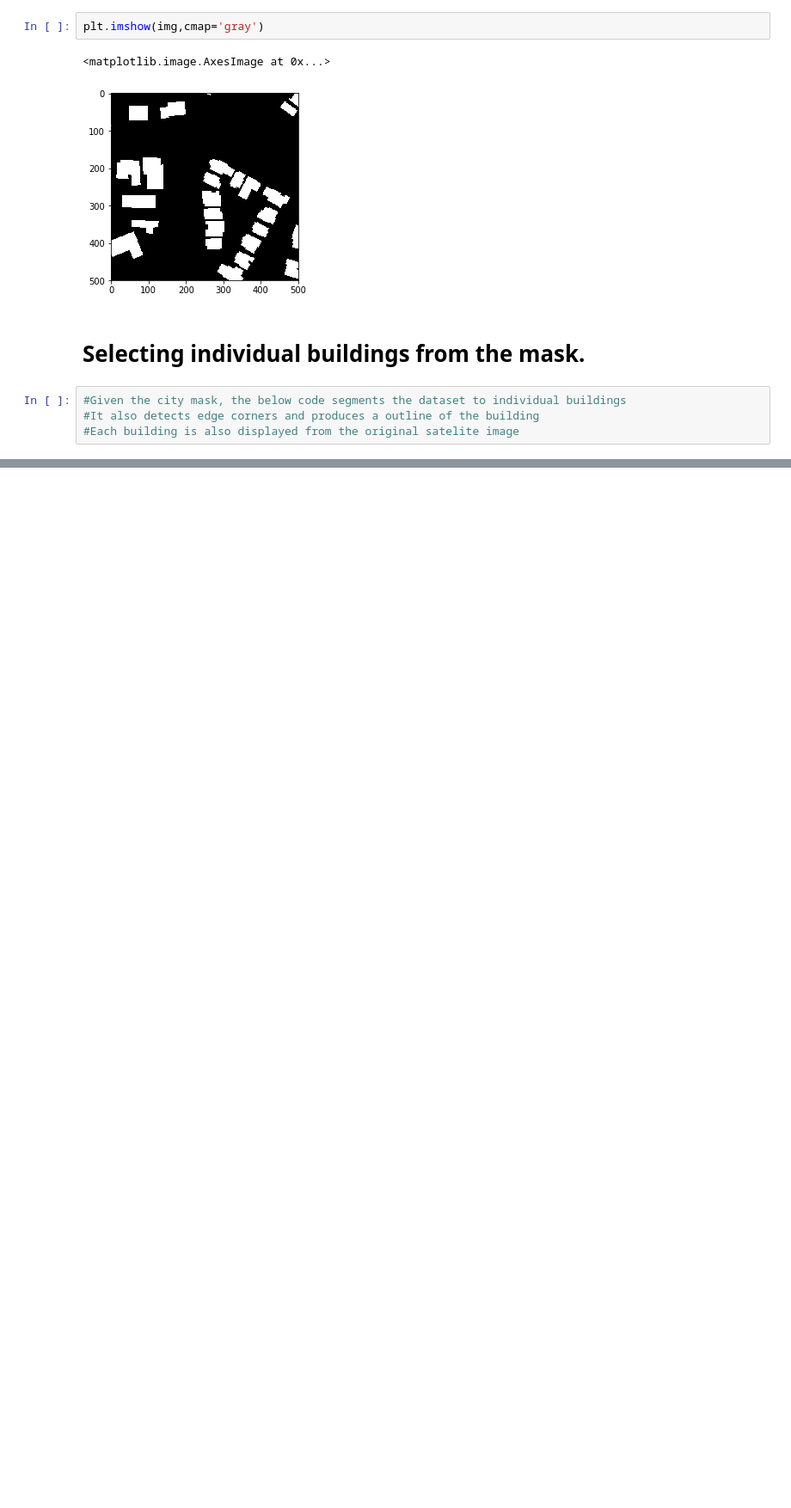
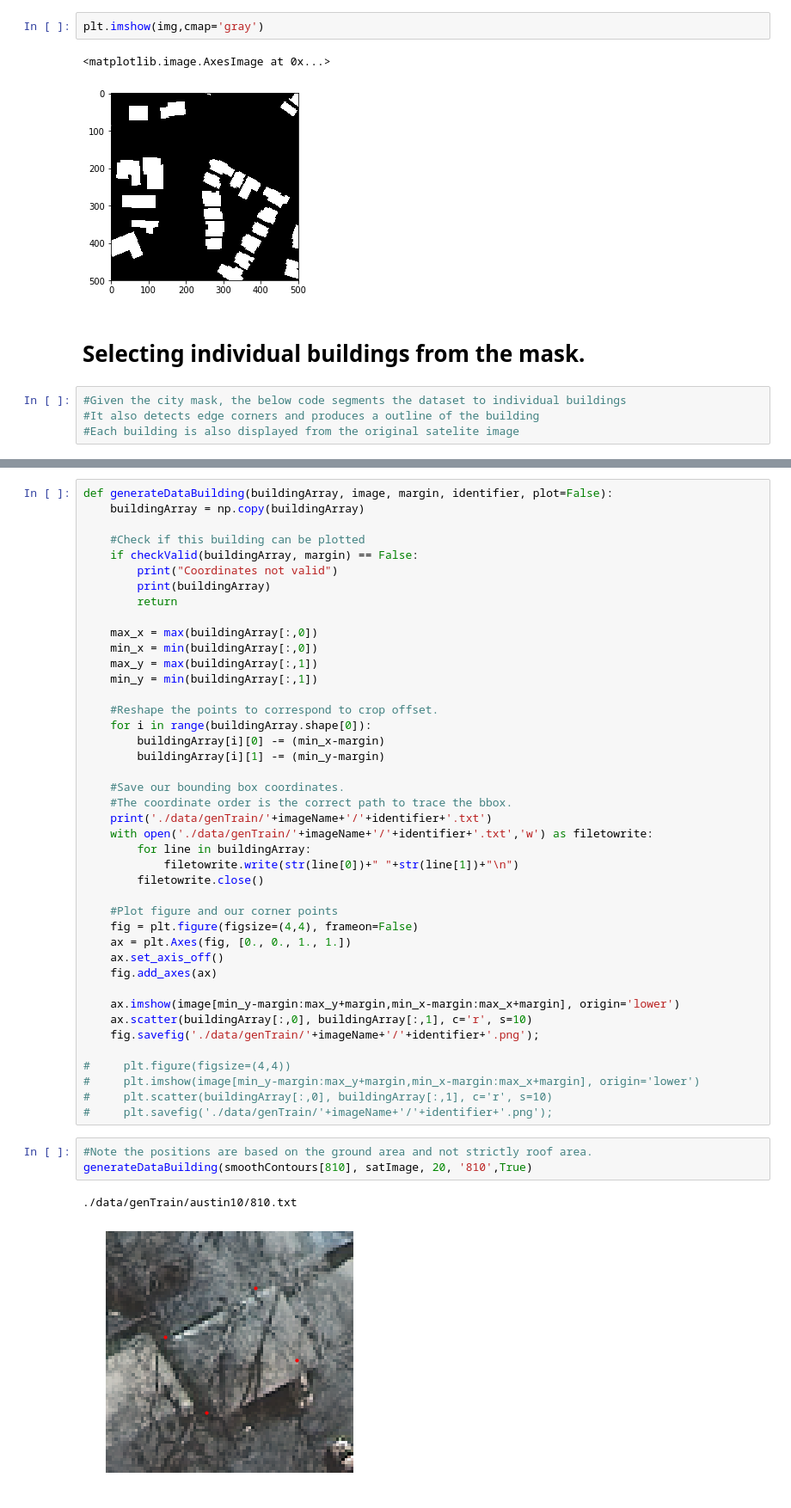
Before and after one commit to finnthedawg/DeepRoofs, a Jupyter notebook: corner_processing.ipynb, the cells around one changed output, grey strips where cells are left out. Shown: that part at 86% size. Cells and saved outputs as stored; diff of their text form; blank space fills up the shorter version.

```diff
--- a/corner_processing.ipynb
+++ b/corner_processing.ipynb
@@ -191,0 +233,48 @@ image = cv2.imread('./data/AerialImageDataset/train/gt/austin10.tif')
+# %%
+def generateDataBuilding(buildingArray, image, margin, identifier, plot=False):
+    buildingArray = np.copy(buildingArray)
+
+    #Check if this building can be plotted
+    if checkValid(buildingArray, margin) == False:
+        print("Coordinates not valid")
+        print(buildingArray)
+        return
+
+    max_x = max(buildingArray[:,0])
+    min_x = min(buildingArray[:,0])
+    max_y = max(buildingArray[:,1])
+    min_y = min(buildingArray[:,1])
+
+    #Reshape the points to correspond to crop offset.
+    for i in range(buildingArray.shape[0]):
+        buildingArray[i][0] -= (min_x-margin)
+        buildingArray[i][1] -= (min_y-margin)
+
+    #Save our bounding box coordinates.
+    #The coordinate order is the correct path to trace the bbox.
+    print('./data/genTrain/'+imageName+'/'+identifier+'.txt')
+    with open('./data/genTrain/'+imageName+'/'+identifier+'.txt','w') as filetowrite:
+        for line in buildingArray:
+            filetowrite.write(str(line[0])+" "+str(line[1])+"\n")
+        filetowrite.close()
+
+    #Plot figure and our corner points
+    fig = plt.figure(figsize=(4,4), frameon=False)
+    ax = plt.Axes(fig, [0., 0., 1., 1.])
+    ax.set_axis_off()
+    fig.add_axes(ax)
+
+    ax.imshow(image[min_y-margin:max_y+margin,min_x-margin:max_x+margin], origin='lower')
+    ax.scatter(buildingArray[:,0], buildingArray[:,1], c='r', s=10)
+    fig.savefig('./data/genTrain/'+imageName+'/'+identifier+'.png');
+
+#     plt.figure(figsize=(4,4))
+#     plt.imshow(image[min_y-margin:max_y+margin,min_x-margin:max_x+margin], origin='lower')
+#     plt.scatter(buildingArray[:,0], buildingArray[:,1], c='r', s=10)
+#     plt.savefig('./data/genTrain/'+imageName+'/'+identifier+'.png');
+# %%
+#Note the positions are based on the ground area and not strictly roof area.
+generateDataBuilding(smoothContours[810], satImage, 20, '810',True)
+# %% [output]
+./data/genTrain/austin10/810.txt
+[figure, added]
```
Also changed, not shown: parts of 10 cells of this notebook, 1 other file.
